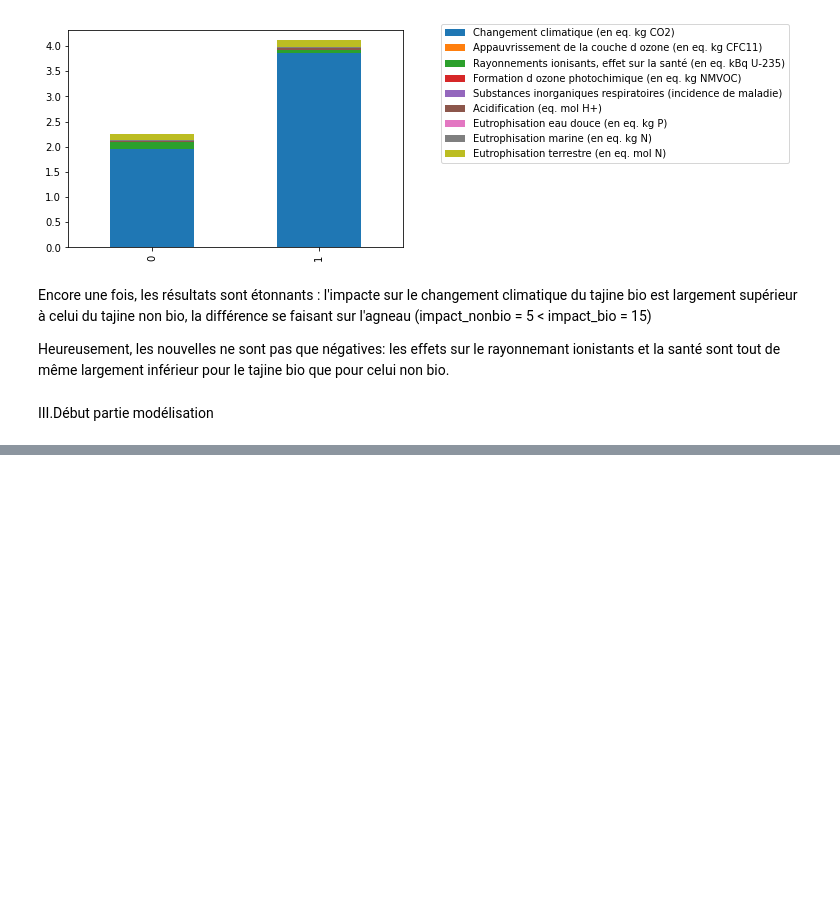
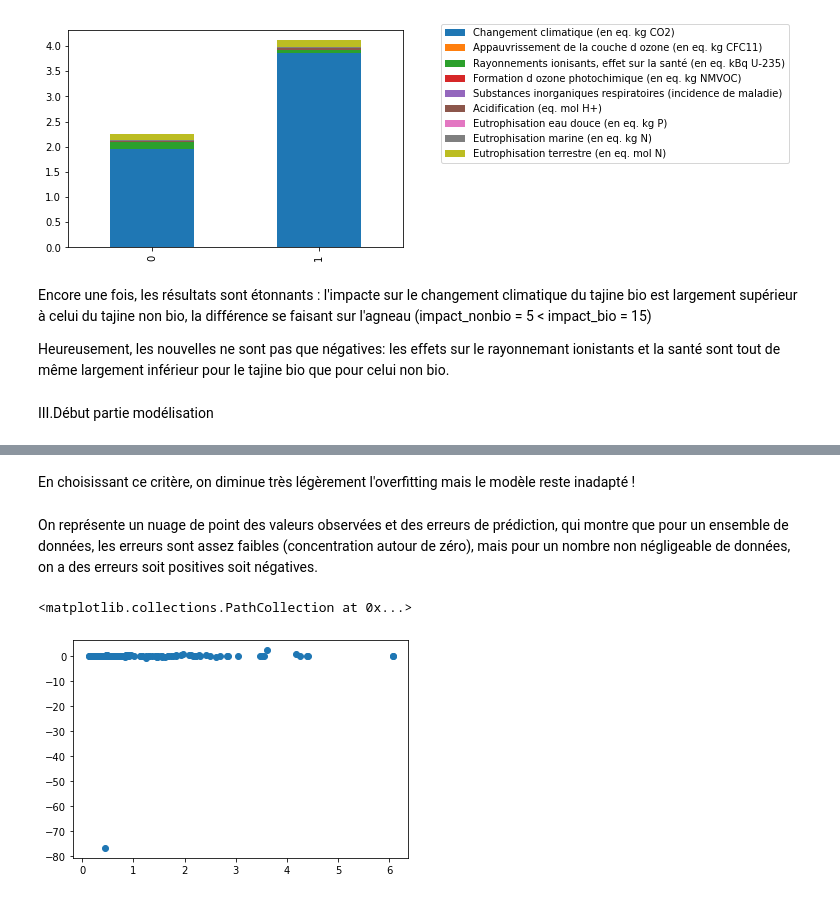
Before and after one commit to Python-pour-l-economiste/Projet, a Jupyter notebook: Notebook synthétique .ipynb, the cells around one changed output, grey strips where cells are left out. Saved outputs shown, nothing was run; the diff lists cells and outputs as text; code cells hidden in the pictures; blank space fills up the shorter version.

Commit message:
Fin de la partie modélisation
A quelques bugs près (voir si on garde les courbes ou pas)

```diff
--- a/Notebook synthétique .ipynb
+++ b/Notebook synthétique .ipynb
@@ -1109,0 +1044,37 @@ A nouveau, la performance du modèle semble très bonne !
+# %%
+X=pd.DataFrame(np.c_[df_synthese_bref['Changement climatique (kg CO2 eq/kg de produit)'],df_synthese_bref["Appauvrissement de la couche d'ozone (E-06 kg CVC11 eq/kg de produit)"], df_synthese_bref["Acidification terrestre et eaux douces (mol H+ eq/kg de produit)"]])
+Y=df_synthese_bref['Score unique EF (mPt/kg de produit)']
+
+from sklearn.model_selection import train_test_split
+
+X_train, X_test, Y_train, Y_test = train_test_split(X, Y, test_size = 0.3, random_state=5)
+
+from sklearn.linear_model import LinearRegression
+from sklearn.metrics import mean_squared_error
+
+lmodellineaire = LinearRegression()
+lmodellineaire.fit(X_train, Y_train)
+
+from sklearn.metrics import r2_score
+
+y_train_predict = lmodellineaire.predict(X_train)
+
+rmse = (np.sqrt(mean_squared_error(Y_train, y_train_predict)))
+r2 = r2_score(Y_train, y_train_predict)
+print('La performance du modèle sur la base dapprentissage')
+print('--------------------------------------')
+print('Lerreur quadratique moyenne est {}'.format(rmse))
+print('le score R2 est {}'.format(r2))
+print('\n')
+
+y_test_predict = lmodellineaire.predict(X_test)
+rmse = (np.sqrt(mean_squared_error(Y_test, y_test_predict)))
+r2 = r2_score(Y_test, y_test_predict)
+print('La performance du modèle sur la base de test')
+print('--------------------------------------')
+print('Lerreur quadratique moyenne est {}'.format(rmse))
+print('le score R2 est {}'.format(r2))
+
+print('--------------------------------------')
+a = lmodellineaire.coef_
+print(a)
@@ -1109,0 +1095,10 @@ A nouveau, la performance du modèle semble très bonne !
+# %% [markdown]
+En choisissant ce critère, on diminue très légèrement l'overfitting mais le modèle reste inadapté !
+# %% [markdown]
+On représente un nuage de point des valeurs observées et des erreurs de prédiction, qui montre que pour un ensemble de données, les erreurs sont assez faibles (concentration autour de zéro), mais pour un nombre non négligeable de données, on a des erreurs soit positives soit négatives.
+# %%
+plt.scatter(Y_test, Y_test - y_test_predict)
+#A améliorer (si on le garde)
+# %% [output]
+<matplotlib.collections.PathCollection at 0x...>
+[figure, added]
```
Also changed, not shown: parts of 82 cells of this notebook.
